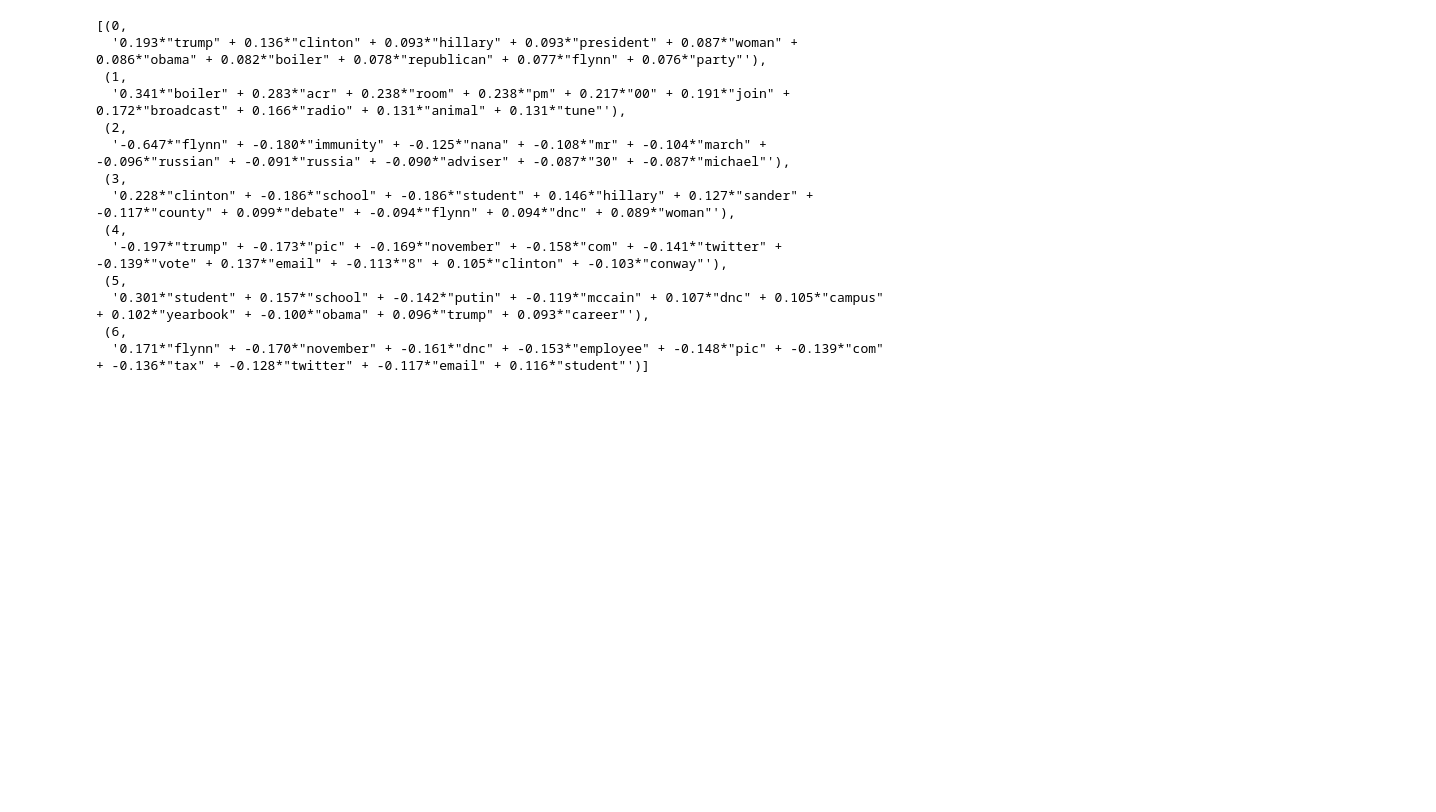
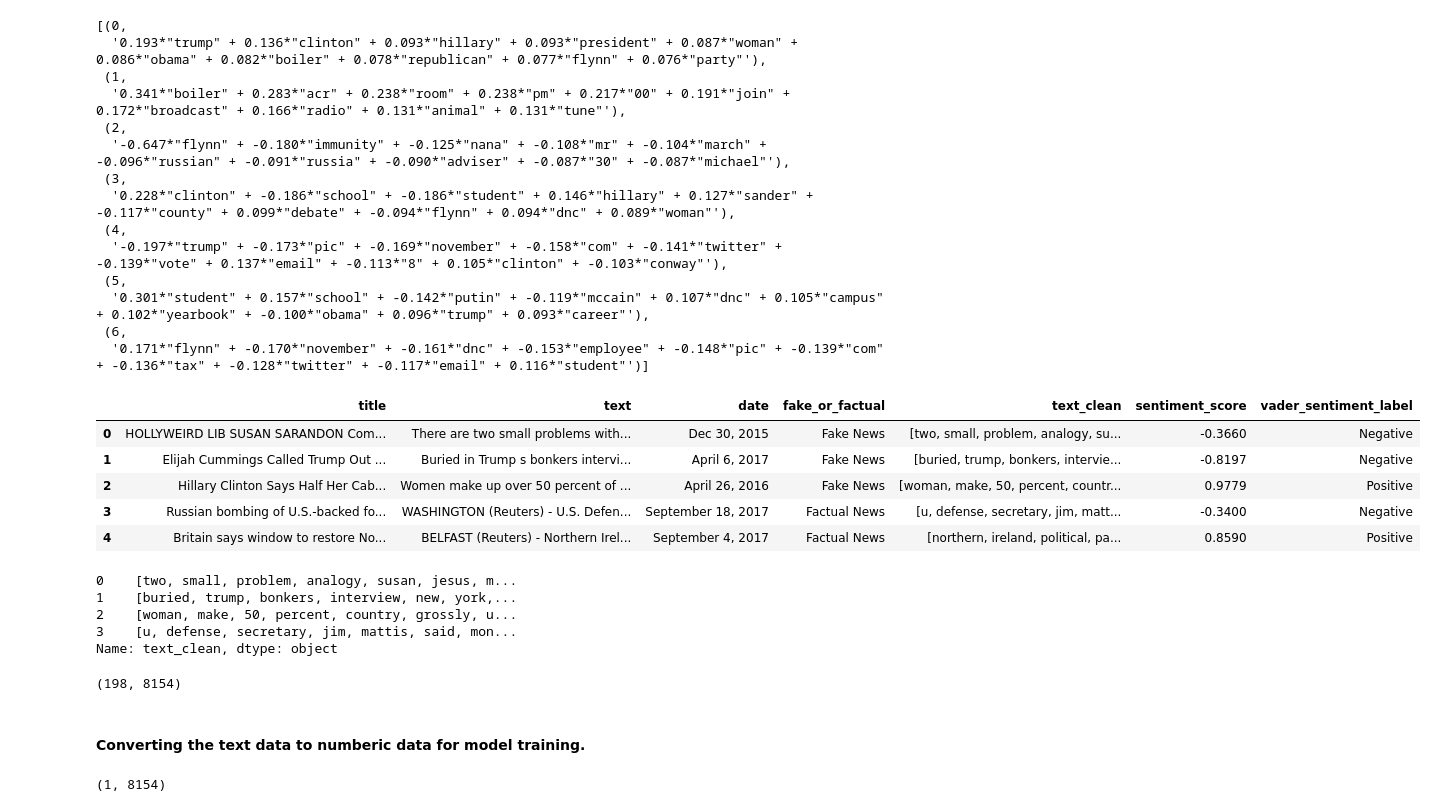
Before and after one commit to Pavan-AIML/NLP_based_REAL-Fake_new_classifier., a Jupyter notebook: code.ipynb, the cells around one changed output. Drawn from its saved outputs; the diff is of its cells as text; code cells hidden in the pictures; blank space fills up the shorter version.

Commit message:
coverting data to vector format(numerical) for training the model

```diff
--- a/code.ipynb
+++ b/code.ipynb
@@ -693,3 +693,28 @@ lsa_model.print_topics()
   '0.301*"student" + 0.157*"school" + -0.142*"putin" + -0.119*"mccain" + 0.107*"dnc" + 0.105*"campus" + 0.102*"yearbook" + -0.100*"obama" + 0.096*"trump" + 0.093*"career"'),
  (6,
   '0.171*"flynn" + -0.170*"november" + -0.161*"dnc" + -0.153*"employee" + -0.148*"pic" + -0.139*"com" + -0.136*"tax" + -0.128*"twitter" + -0.117*"email" + 0.116*"student"')]
+# %%
+df.head()
+# %% [output]
+|  | title | text | date | fake_or_factual | text_clean | sentiment_score | vader_sentiment_label |
+| 0 | HOLLYWEIRD LIB SUSAN SARANDON Com... | There are two small problems with... | Dec 30, 2015 | Fake News | [two, small, problem, analogy, su... | -0.3660 | Negative |
+| 1 | Elijah Cummings Called Trump Out ... | Buried in Trump s bonkers intervi... | April 6, 2017 | Fake News | [buried, trump, bonkers, intervie... | -0.8197 | Negative |
+| 2 | Hillary Clinton Says Half Her Cab... | Women make up over 50 percent of ... | April 26, 2016 | Fake News | [woman, make, 50, percent, countr... | 0.9779 | Positive |
+| 3 | Russian bombing of U.S.-backed fo... | WASHINGTON (Reuters) - U.S. Defen... | September 18, 2017 | Factual News | [u, defense, secretary, jim, matt... | -0.3400 | Negative |
+| 4 | Britain says window to restore No... | BELFAST (Reuters) - Northern Irel... | September 4, 2017 | Factual News | [northern, ireland, political, pa... | 0.8590 | Positive |
+# %%
+df['text_clean'][0:4]
+# %% [output]
+0    [two, small, problem, analogy, susan, jesus, m...
+1    [buried, trump, bonkers, interview, new, york,...
+2    [woman, make, 50, percent, country, grossly, u...
+3    [u, defense, secretary, jim, mattis, said, mon...
+Name: text_clean, dtype: object
+# %%
+# converting all the entries of df['text_clean] to first strings and then joining them by ","
+X = [",".join(map(str,i)) for i in df['text_clean']]
+Y = df['fake_or_factual']
+# %% [output]
+(198, 8154)
+# %% [markdown]
+#### Converting the text data to numberic data for model training.
@@ -695,0 +725,4 @@ lsa_model.print_topics()
+# %%
+countvec_fit[0].shape
+# %% [output]
+(1, 8154)
```
Also changed, not shown: parts of 5 cells of this notebook.
